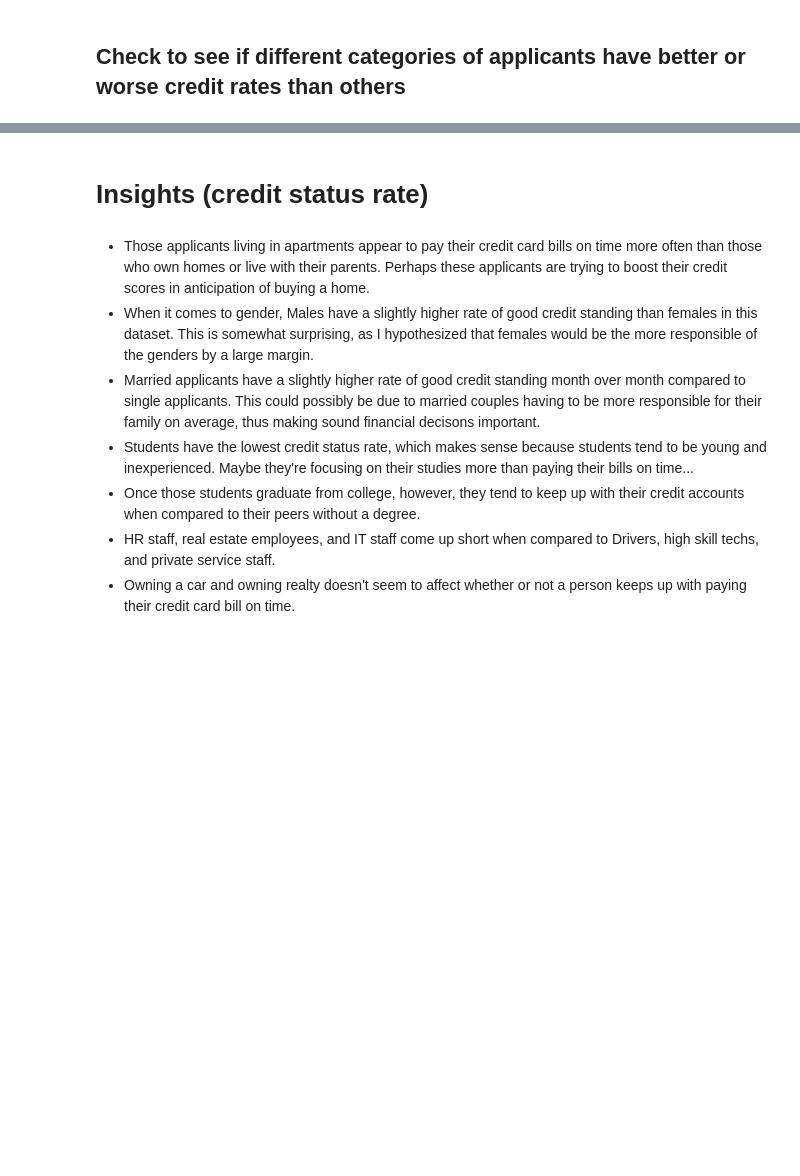
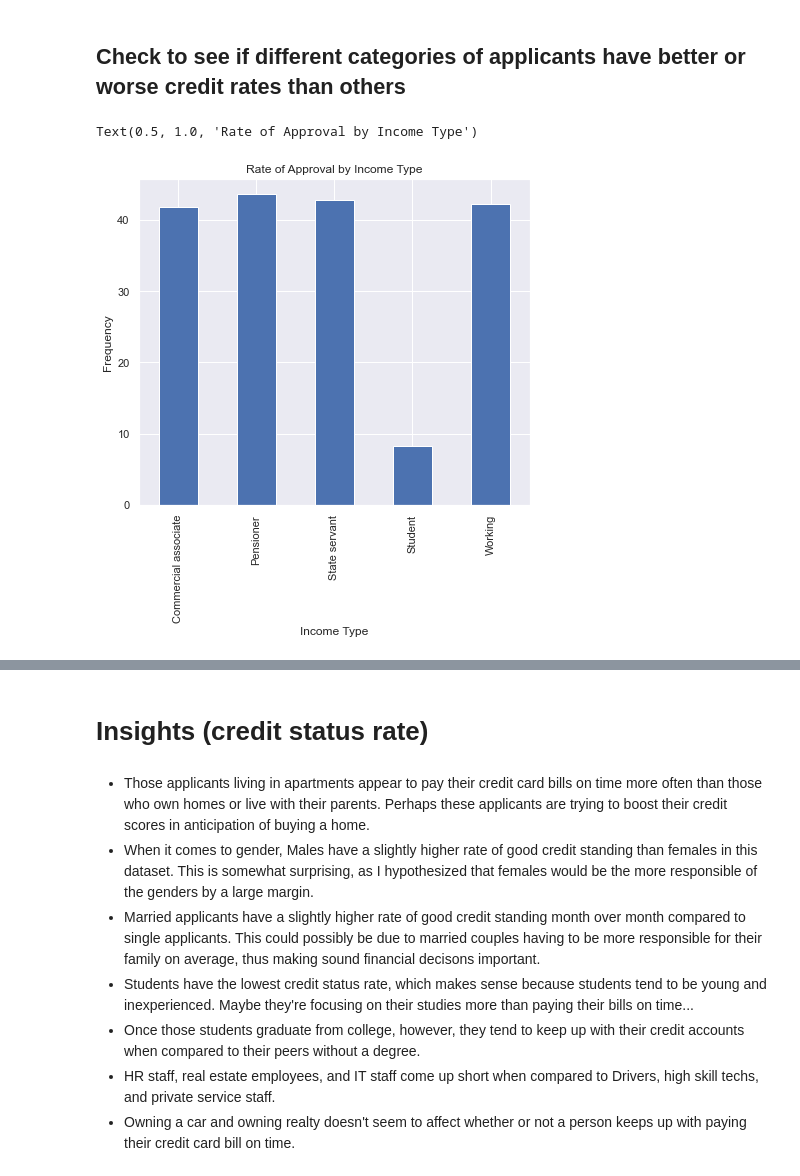
Before and after one commit to dezgarci/Final-Project, a Jupyter notebook: Notebooks/Wk3Explore.ipynb, the cells around one changed output, grey strips where cells are left out. Saved outputs shown, nothing was run; the diff lists cells and outputs as text; code cells hidden in the pictures; blank space fills up the shorter version.

```diff
--- a/Notebooks/Wk3Explore.ipynb
+++ b/Notebooks/Wk3Explore.ipynb
@@ -507,8 +621,16 @@ rate.head()
 # %% [markdown]
 ## Check to see if different categories of applicants have better or worse credit rates than others
+# %%
+plt.rcParams['figure.figsize'] = [7, 6]
 # %%
 # Income Type
 rate.groupby('incomeType')['rate'].mean().plot(kind = 'bar')
+plt.xlabel('Income Type')
+plt.ylabel('Frequency')
+plt.title('Rate of Approval by Income Type')
+# %% [output]
+Text(0.5, 1.0, 'Rate of Approval by Income Type')
+[figure, added]
 # %%
 # Occupation
 rate.groupby('occupation')['rate'].mean().plot(kind = 'bar')
```
Also changed, not shown: parts of 27 cells of this notebook, 9 other files.
